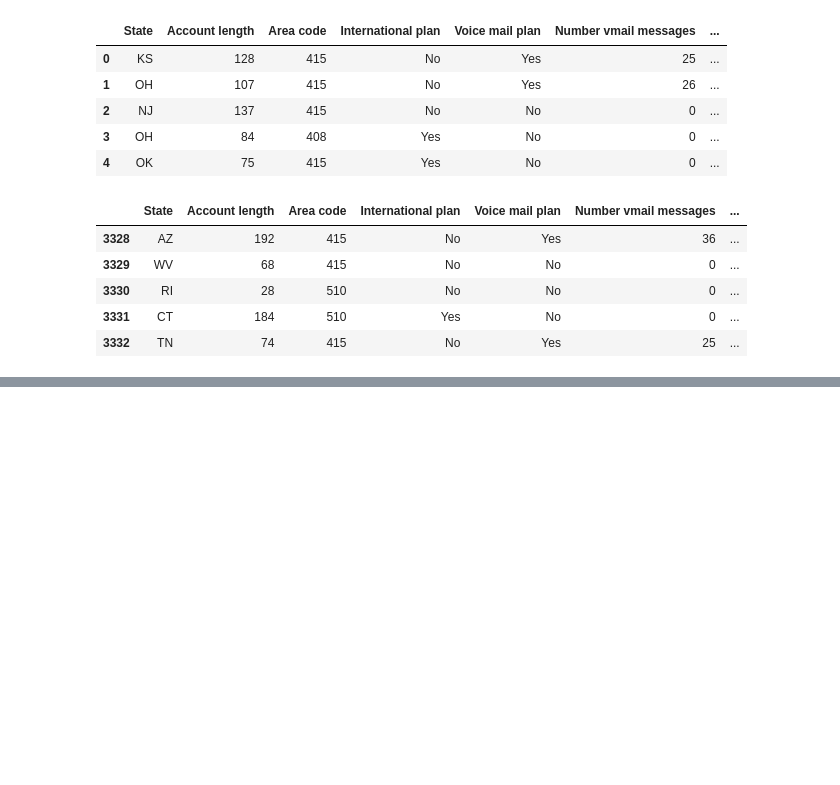
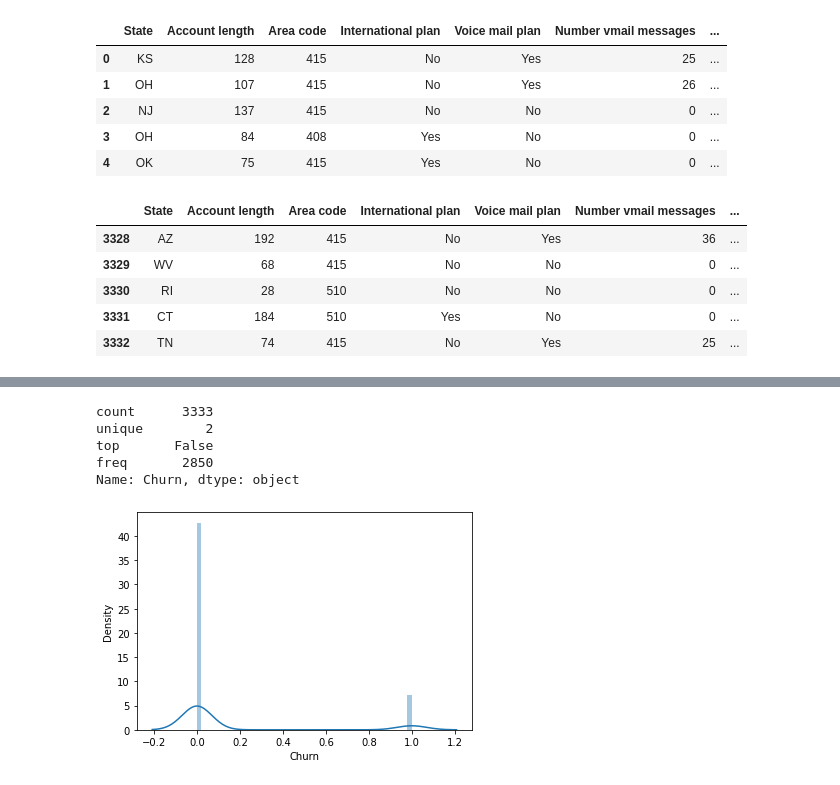
Before and after one commit to harshith9595/Telecom-churn-analysis, a Jupyter notebook: Telecom_Churn_Analysis_Capstone_Project.ipynb, the cells around one changed output, grey strips where cells are left out. Cells and saved outputs as stored; diff of their text form; code cells hidden in the pictures; blank space fills up the shorter version.

Commit message:
going to histogram

```diff
--- a/Telecom_Churn_Analysis_Capstone_Project.ipynb
+++ b/Telecom_Churn_Analysis_Capstone_Project.ipynb
@@ -78,0 +90,13 @@ df.describe()
+# %%
+df['Churn'].describe()
+# %% [output]
+count      3333
+unique        2
+top       False
+freq       2850
+Name: Churn, dtype: object
+# %%
+#histogram
+sns.distplot(df['Churn']);
+# %% [output]
+[figure, added]
```
Also changed, not shown: parts of 1 cell of this notebook.
